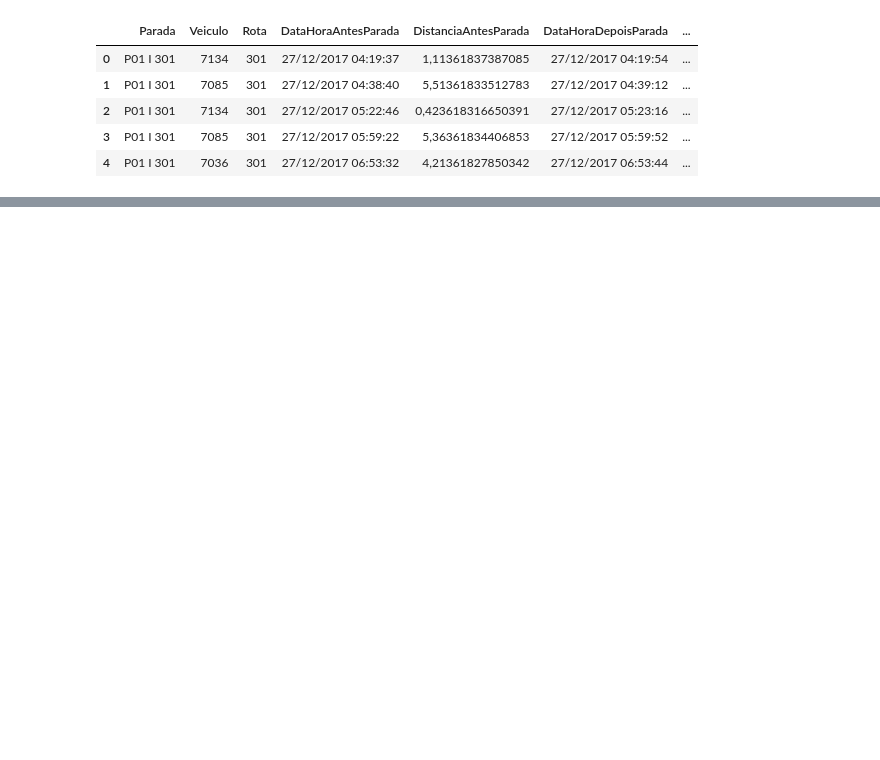
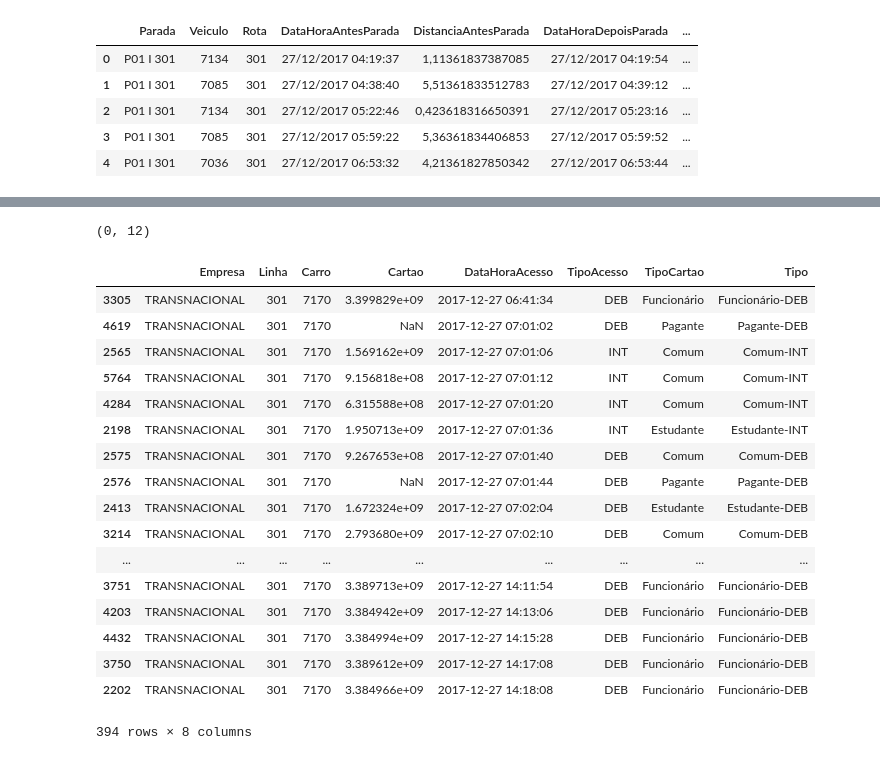
Before and after one commit to ycaroravel/jp_transit_analytics, a Jupyter notebook: Untitled.ipynb, the cells around one changed output, grey strips where cells are left out. Cells and saved outputs as stored; diff of their text form; code cells hidden in the pictures; blank space fills up the shorter version.

```diff
--- a/Untitled.ipynb
+++ b/Untitled.ipynb
@@ -27,0 +145,25 @@ passagens.head()
+# %%
+cartoes_new[cartoes_new.DataHoraAntesParada>cartoes_new.DataHoraAcesso].shape
+# %% [output]
+(0, 12)
+# %%
+cartoes[cartoes.Carro==7170]
+# %% [output]
+|  | Empresa | Linha | Carro | Cartao | DataHoraAcesso | TipoAcesso | TipoCartao | Tipo |
+| 3305 | TRANSNACIONAL | 301 | 7170 | 3.399829e+09 | 2017-12-27 06:41:34 | DEB | Funcionário | Funcionário-DEB |
+| 4619 | TRANSNACIONAL | 301 | 7170 | NaN | 2017-12-27 07:01:02 | DEB | Pagante | Pagante-DEB |
+| 2565 | TRANSNACIONAL | 301 | 7170 | 1.569162e+09 | 2017-12-27 07:01:06 | INT | Comum | Comum-INT |
+| 5764 | TRANSNACIONAL | 301 | 7170 | 9.156818e+08 | 2017-12-27 07:01:12 | INT | Comum | Comum-INT |
+| 4284 | TRANSNACIONAL | 301 | 7170 | 6.315588e+08 | 2017-12-27 07:01:20 | INT | Comum | Comum-INT |
+| 2198 | TRANSNACIONAL | 301 | 7170 | 1.950713e+09 | 2017-12-27 07:01:36 | INT | Estudante | Estudante-INT |
+| 2575 | TRANSNACIONAL | 301 | 7170 | 9.267653e+08 | 2017-12-27 07:01:40 | DEB | Comum | Comum-DEB |
+| 2576 | TRANSNACIONAL | 301 | 7170 | NaN | 2017-12-27 07:01:44 | DEB | Pagante | Pagante-DEB |
+| 2413 | TRANSNACIONAL | 301 | 7170 | 1.672324e+09 | 2017-12-27 07:02:04 | DEB | Estudante | Estudante-DEB |
+| 3214 | TRANSNACIONAL | 301 | 7170 | 2.793680e+09 | 2017-12-27 07:02:10 | DEB | Comum | Comum-DEB |
+| ... | ... | ... | ... | ... | ... | ... | ... | ... |
+| 3751 | TRANSNACIONAL | 301 | 7170 | 3.389713e+09 | 2017-12-27 14:11:54 | DEB | Funcionário | Funcionário-DEB |
+| 4203 | TRANSNACIONAL | 301 | 7170 | 3.384942e+09 | 2017-12-27 14:13:06 | DEB | Funcionário | Funcionário-DEB |
+| 4432 | TRANSNACIONAL | 301 | 7170 | 3.384994e+09 | 2017-12-27 14:15:28 | DEB | Funcionário | Funcionário-DEB |
+| 3750 | TRANSNACIONAL | 301 | 7170 | 3.389612e+09 | 2017-12-27 14:17:08 | DEB | Funcionário | Funcionário-DEB |
+| 2202 | TRANSNACIONAL | 301 | 7170 | 3.384966e+09 | 2017-12-27 14:18:08 | DEB | Funcionário | Funcionário-DEB |
+394 rows × 8 columns
```
Also changed, not shown: parts of 20 cells of this notebook.
